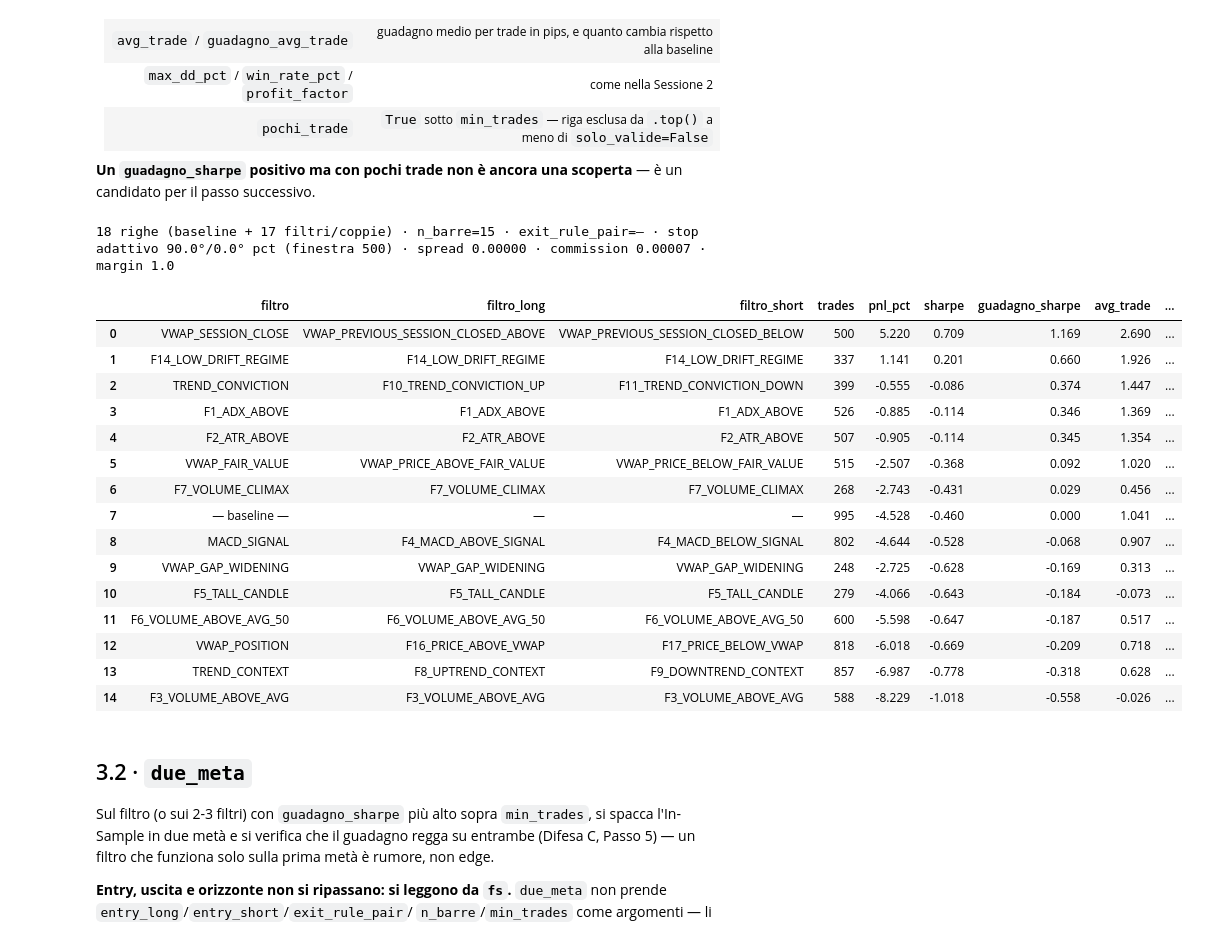
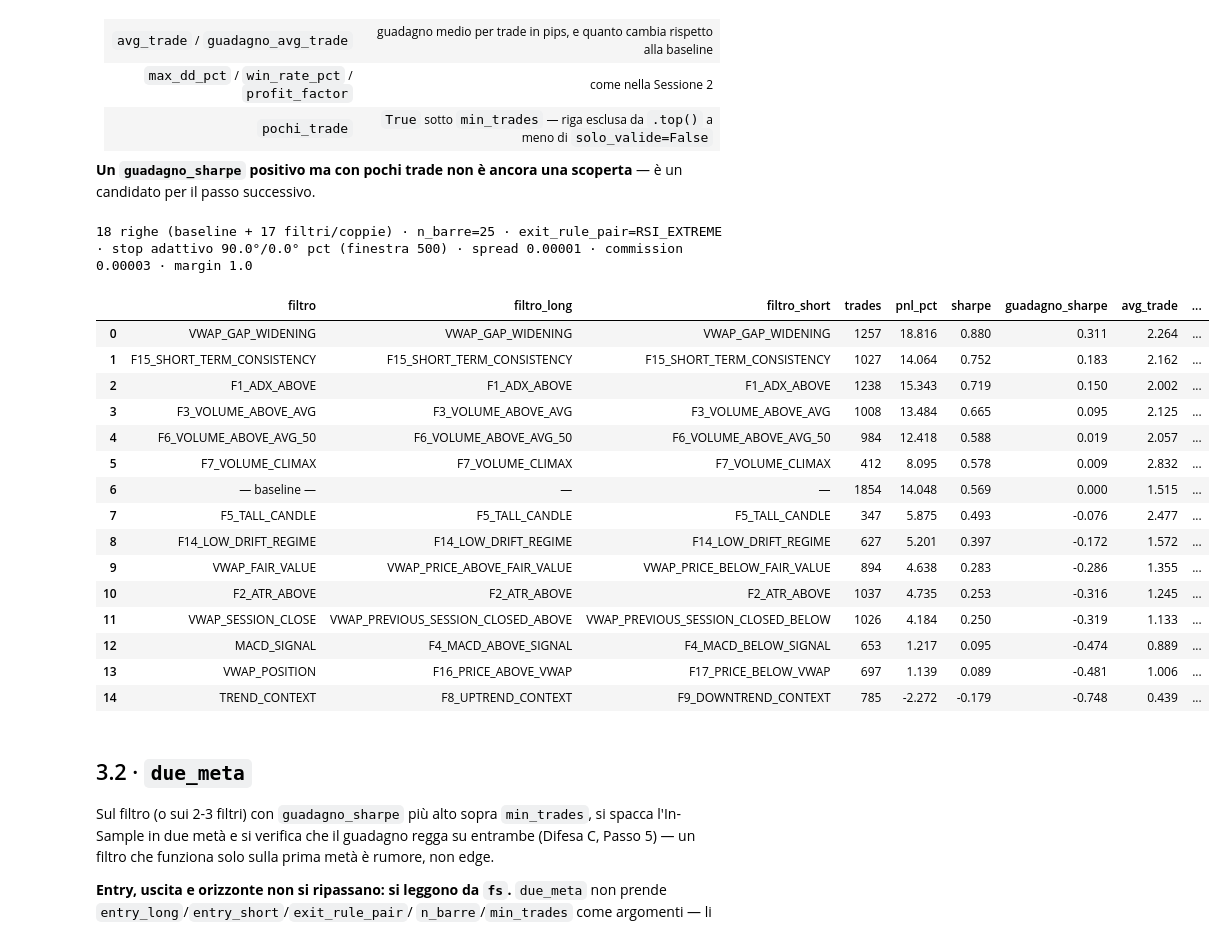
Before and after one commit to matti410/Trading-System-Creator_V4, a Jupyter notebook: Trading_Grid_Search_v4_backtesting.ipynb, the cells around one changed output. Drawn from its saved outputs; the diff is of its cells as text; code cells hidden in the pictures.

```diff
--- a/Trading_Grid_Search_v4_backtesting.ipynb
+++ b/Trading_Grid_Search_v4_backtesting.ipynb
@@ -89,0 +92,3 @@ EURUSD M15 — 91,596 barre  ·  da 2023-01-02 00:00:00+00:00  a  2026-09-07 06:
+# %%
+costi = parametri_backtest(symbol, bars=df, valuta_conto="USD", percentile=75.0, usa_mt5 = False, spread_pips = 0.1,)
+costi   # -> {'spread': ..., 'commission': ...}
@@ -185,7 +199,7 @@ Ogni linea è una condizione, asse orizzontale le barre dal trigger, verticale l
 
 Guarda la **forma**: sale e prosegue = il movimento continua; sale e si appiattisce = il vantaggio ha una scadenza (è lì l'orizzonte del trade); sale e ridiscende = quello che guadagnavi lo restituisci.
 # %%
-H = 15
+H = 25
 MIN_TRADES = 200
 # %%
 ev = eng.event_study.run_event_study(df_is, horizon=H, min_trades=MIN_TRADES)
@@ -394,32 +402,32 @@ filtri_da_provare = (eng.registry.list_filters(0) +
 # %%
 fs = run_filter_search_bt(
     df_is,
-    entry_long="E14_HARAMI_CROSS_CONFIRMED",
-    entry_short="E4_SHORT_EMA_CROSS_DOWN",
-    exit_rule_pair=None,
+    entry_long="E11_INVERTED_HAMMER",
+    entry_short="E9_SHORT_CLOSING_PATTERN_ONLY_II",
+    exit_rule_pair="RSI_EXTREME",
     n_barre=H,
     filtri=filtri_da_provare,
-    perc_sl=90.0, perc_tp=0.0, commission=0.00007, min_trades=30,
+    perc_sl=90.0, perc_tp=0.0, **costi, min_trades=30,
 )
 fs.top(15)
 # %% [output]
-18 righe (baseline + 17 filtri/coppie) · n_barre=15 · exit_rule_pair=— · stop adattivo 90.0°/0.0° pct (finestra 500) · spread 0.00000 · commission 0.00007 · margin 1.0
+18 righe (baseline + 17 filtri/coppie) · n_barre=25 · exit_rule_pair=RSI_EXTREME · stop adattivo 90.0°/0.0° pct (finestra 500) · spread 0.00001 · commission 0.00003 · margin 1.0
 |  | filtro | filtro_long | filtro_short | trades | pnl_pct | sharpe | guadagno_sharpe | avg_trade | ... |
-| 0 | VWAP_SESSION_CLOSE | VWAP_PREVIOUS_SESSION_CLOSED_ABOVE | VWAP_PREVIOUS_SESSION_CLOSED_BELOW | 500 | 5.220 | 0.709 | 1.169 | 2.690 | ... |
-| 1 | F14_LOW_DRIFT_REGIME | F14_LOW_DRIFT_REGIME | F14_LOW_DRIFT_REGIME | 337 | 1.141 | 0.201 | 0.660 | 1.926 | ... |
-| 2 | TREND_CONVICTION | F10_TREND_CONVICTION_UP | F11_TREND_CONVICTION_DOWN | 399 | -0.555 | -0.086 | 0.374 | 1.447 | ... |
-| 3 | F1_ADX_ABOVE | F1_ADX_ABOVE | F1_ADX_ABOVE | 526 | -0.885 | -0.114 | 0.346 | 1.369 | ... |
-| 4 | F2_ATR_ABOVE | F2_ATR_ABOVE | F2_ATR_ABOVE | 507 | -0.905 | -0.114 | 0.345 | 1.354 | ... |
-| 5 | VWAP_FAIR_VALUE | VWAP_PRICE_ABOVE_FAIR_VALUE | VWAP_PRICE_BELOW_FAIR_VALUE | 515 | -2.507 | -0.368 | 0.092 | 1.020 | ... |
-| 6 | F7_VOLUME_CLIMAX | F7_VOLUME_CLIMAX | F7_VOLUME_CLIMAX | 268 | -2.743 | -0.431 | 0.029 | 0.456 | ... |
-| 7 | — baseline — | — | — | 995 | -4.528 | -0.460 | 0.000 | 1.041 | ... |
-| 8 | MACD_SIGNAL | F4_MACD_ABOVE_SIGNAL | F4_MACD_BELOW_SIGNAL | 802 | -4.644 | -0.528 | -0.068 | 0.907 | ... |
-| 9 | VWAP_GAP_WIDENING | VWAP_GAP_WIDENING | VWAP_GAP_WIDENING | 248 | -2.725 | -0.628 | -0.169 | 0.313 | ... |
-| 10 | F5_TALL_CANDLE | F5_TALL_CANDLE | F5_TALL_CANDLE | 279 | -4.066 | -0.643 | -0.184 | -0.073 | ... |
-| 11 | F6_VOLUME_ABOVE_AVG_50 | F6_VOLUME_ABOVE_AVG_50 | F6_VOLUME_ABOVE_AVG_50 | 600 | -5.598 | -0.647 | -0.187 | 0.517 | ... |
-| 12 | VWAP_POSITION | F16_PRICE_ABOVE_VWAP | F17_PRICE_BELOW_VWAP | 818 | -6.018 | -0.669 | -0.209 | 0.718 | ... |
-| 13 | TREND_CONTEXT | F8_UPTREND_CONTEXT | F9_DOWNTREND_CONTEXT | 857 | -6.987 | -0.778 | -0.318 | 0.628 | ... |
-| 14 | F3_VOLUME_ABOVE_AVG | F3_VOLUME_ABOVE_AVG | F3_VOLUME_ABOVE_AVG | 588 | -8.229 | -1.018 | -0.558 | -0.026 | ... |
+| 0 | VWAP_GAP_WIDENING | VWAP_GAP_WIDENING | VWAP_GAP_WIDENING | 1257 | 18.816 | 0.880 | 0.311 | 2.264 | ... |
+| 1 | F15_SHORT_TERM_CONSISTENCY | F15_SHORT_TERM_CONSISTENCY | F15_SHORT_TERM_CONSISTENCY | 1027 | 14.064 | 0.752 | 0.183 | 2.162 | ... |
+| 2 | F1_ADX_ABOVE | F1_ADX_ABOVE | F1_ADX_ABOVE | 1238 | 15.343 | 0.719 | 0.150 | 2.002 | ... |
+| 3 | F3_VOLUME_ABOVE_AVG | F3_VOLUME_ABOVE_AVG | F3_VOLUME_ABOVE_AVG | 1008 | 13.484 | 0.665 | 0.095 | 2.125 | ... |
+| 4 | F6_VOLUME_ABOVE_AVG_50 | F6_VOLUME_ABOVE_AVG_50 | F6_VOLUME_ABOVE_AVG_50 | 984 | 12.418 | 0.588 | 0.019 | 2.057 | ... |
+| 5 | F7_VOLUME_CLIMAX | F7_VOLUME_CLIMAX | F7_VOLUME_CLIMAX | 412 | 8.095 | 0.578 | 0.009 | 2.832 | ... |
+| 6 | — baseline — | — | — | 1854 | 14.048 | 0.569 | 0.000 | 1.515 | ... |
+| 7 | F5_TALL_CANDLE | F5_TALL_CANDLE | F5_TALL_CANDLE | 347 | 5.875 | 0.493 | -0.076 | 2.477 | ... |
+| 8 | F14_LOW_DRIFT_REGIME | F14_LOW_DRIFT_REGIME | F14_LOW_DRIFT_REGIME | 627 | 5.201 | 0.397 | -0.172 | 1.572 | ... |
+| 9 | VWAP_FAIR_VALUE | VWAP_PRICE_ABOVE_FAIR_VALUE | VWAP_PRICE_BELOW_FAIR_VALUE | 894 | 4.638 | 0.283 | -0.286 | 1.355 | ... |
+| 10 | F2_ATR_ABOVE | F2_ATR_ABOVE | F2_ATR_ABOVE | 1037 | 4.735 | 0.253 | -0.316 | 1.245 | ... |
+| 11 | VWAP_SESSION_CLOSE | VWAP_PREVIOUS_SESSION_CLOSED_ABOVE | VWAP_PREVIOUS_SESSION_CLOSED_BELOW | 1026 | 4.184 | 0.250 | -0.319 | 1.133 | ... |
+| 12 | MACD_SIGNAL | F4_MACD_ABOVE_SIGNAL | F4_MACD_BELOW_SIGNAL | 653 | 1.217 | 0.095 | -0.474 | 0.889 | ... |
+| 13 | VWAP_POSITION | F16_PRICE_ABOVE_VWAP | F17_PRICE_BELOW_VWAP | 697 | 1.139 | 0.089 | -0.481 | 1.006 | ... |
+| 14 | TREND_CONTEXT | F8_UPTREND_CONTEXT | F9_DOWNTREND_CONTEXT | 785 | -2.272 | -0.179 | -0.748 | 0.439 | ... |
 # %% [markdown]
 ## 3.2 · `due_meta`
 
```
Also changed, not shown: parts of 18 cells of this notebook.
